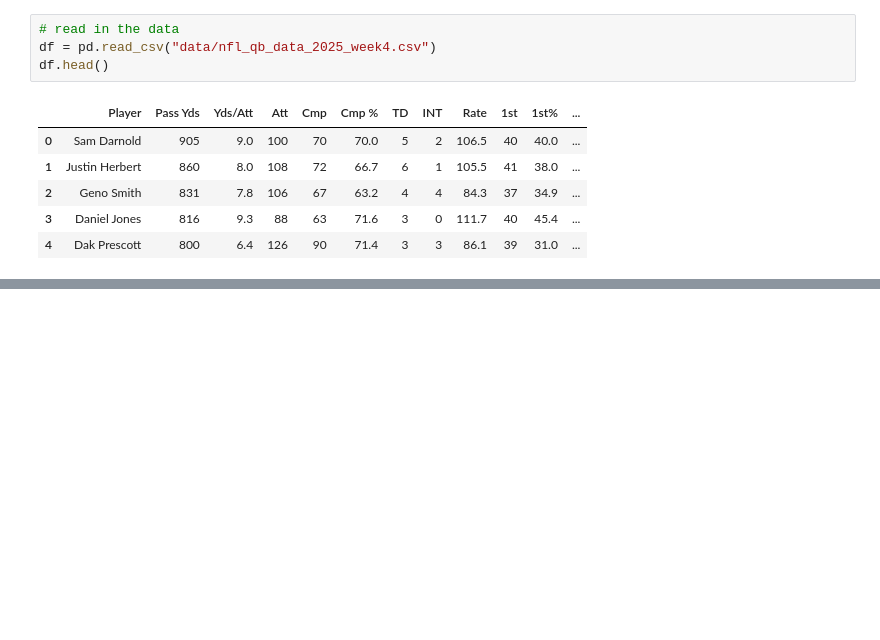
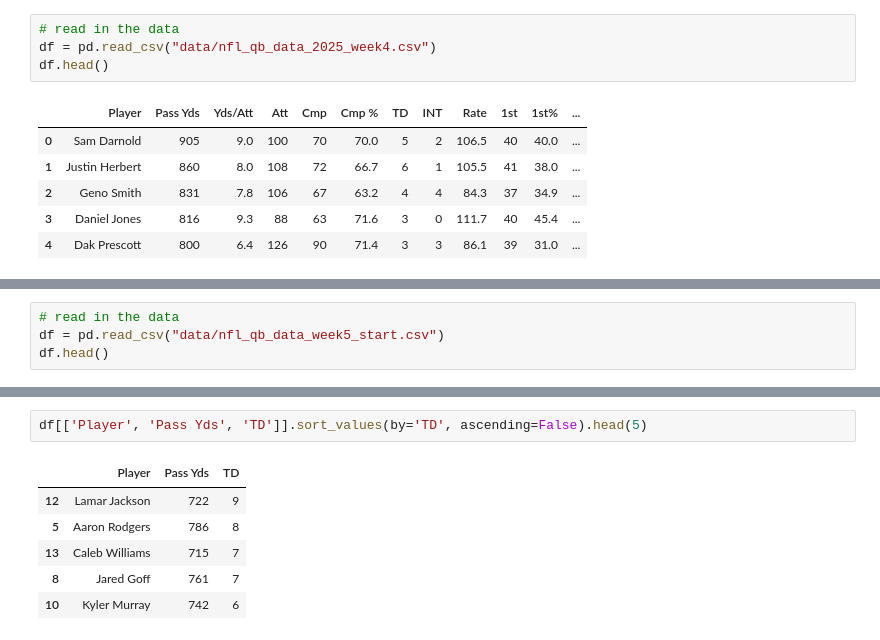
Before and after one commit to coconut808/Data-Exploration, a Jupyter notebook: nfl/plotting_practice.ipynb, the cells around one changed output, grey strips where cells are left out. Cells and saved outputs as stored; diff of their text form; blank space fills up the shorter version.

Commit message:
updating data from sunday am

```diff
--- a/nfl/plotting_practice.ipynb
+++ b/nfl/plotting_practice.ipynb
@@ -108,3 +109,7 @@ plt.savefig('images/qb_td_week4.png',dpi=300)
 plt.show()
 # %% [output]
 [figure]
+# %%
+# read in the data
+df = pd.read_csv("data/nfl_qb_data_week5_start.csv")
+df.head()
@@ -110,0 +123,9 @@ plt.show()
+# %%
+df[['Player', 'Pass Yds', 'TD']].sort_values(by='TD', ascending=False).head(5)
+# %% [output]
+|  | Player | Pass Yds | TD |
+| 12 | Lamar Jackson | 722 | 9 |
+| 5 | Aaron Rodgers | 786 | 8 |
+| 13 | Caleb Williams | 715 | 7 |
+| 8 | Jared Goff | 761 | 7 |
+| 10 | Kyler Murray | 742 | 6 |
```
Also changed, not shown: parts of 5 cells of this notebook, 2 other files.
